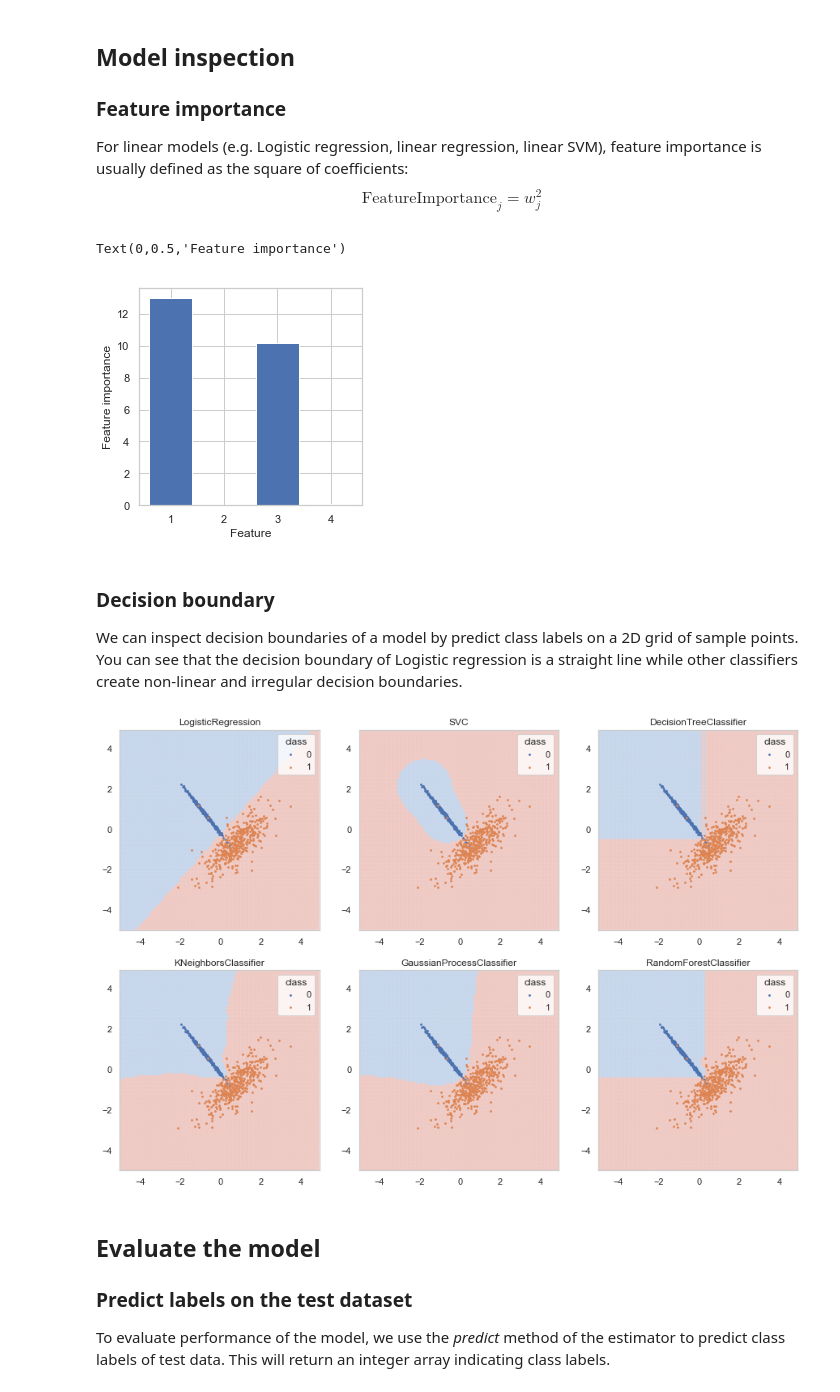
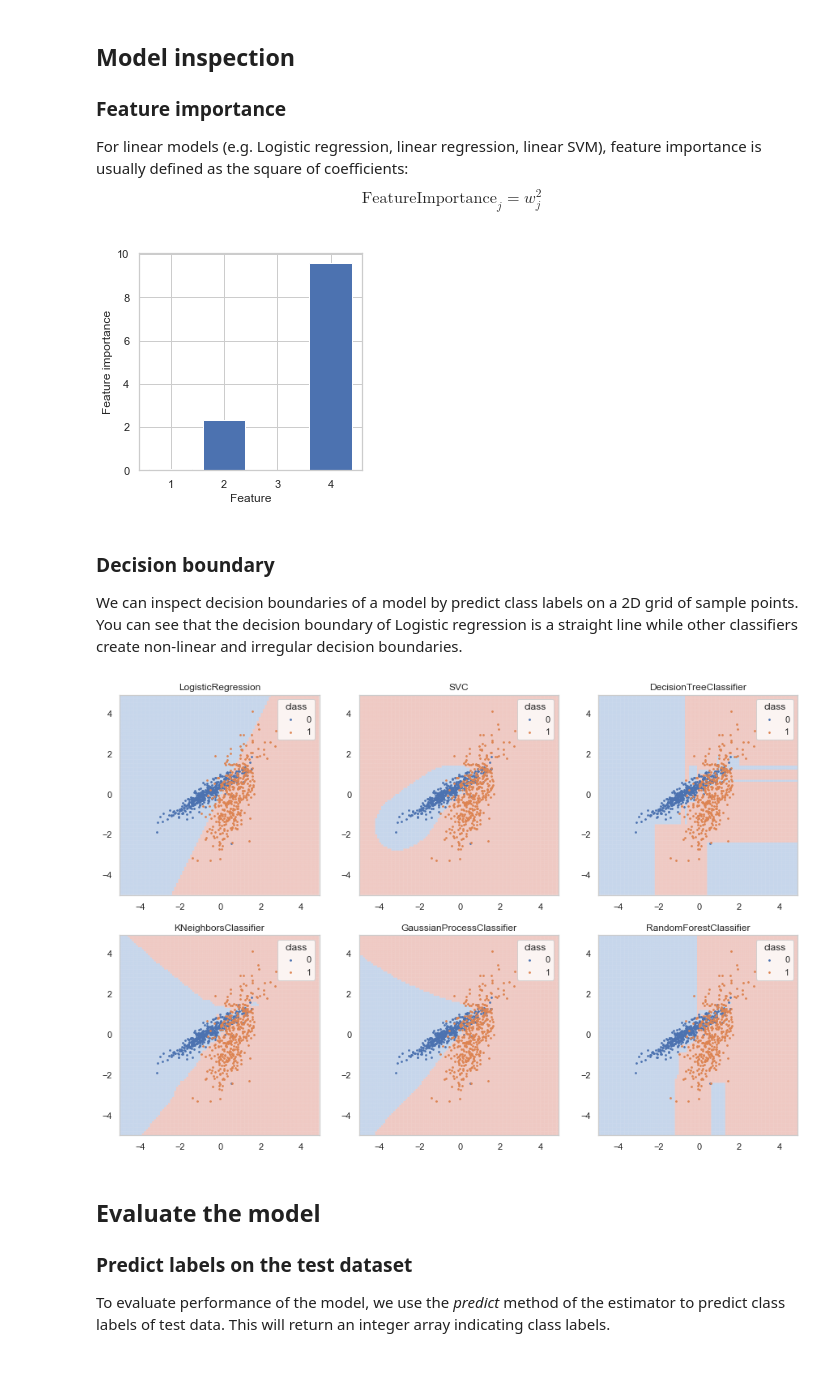
Before and after one commit to sherkinglee/training_book, a Jupyter notebook: part-iii.-advanced-bioinfo-analyses/1.machine-learning-basics.ipynb, the cells around one changed output. Cells and saved outputs as stored; diff of their text form; code cells hidden in the pictures.

```diff
--- a/part-iii.-advanced-bioinfo-analyses/1.machine-learning-basics.ipynb
+++ b/part-iii.-advanced-bioinfo-analyses/1.machine-learning-basics.ipynb
@@ -102,3 +122,5 @@ from matplotlib.colors import to_hex
+# %%
+random_state = np.random.RandomState(1289237)
 # %% [markdown]
 ## Generate datasets
 
@@ -176,7 +199,8 @@ ax.set_axis_off()
 We use *sklearn.datasets.make_classification* to generate a dataset with 2 features
 # %%
 X, y = make_classification(n_samples=1000, n_classes=2, n_features=4,
-                           n_informative=2, n_redundant=0, n_clusters_per_class=1, class_sep=0.9)
+                           n_informative=2, n_redundant=0, n_clusters_per_class=1,
+                           class_sep=0.9, random_state=random_state)
 # %% [markdown]
 ## Single feature analysis
 
@@ -349,4 +375,4 @@ and true labels is minimized.
 $$ p(y_i | \mathbf{x}_i) = \frac{1}{1 + \text{exp} \left( \sum_{j=1}^M x_{ij} w_{j} + b \right)} $$
 # %%
 model = LogisticRegression()
-model.fit(X_train, y_train)
+_ = model.fit(X_train, y_train)
@@ -366,12 +387,11 @@ $$ \text{FeatureImportance}_j = w_{j}^2 $$
 # %%
 fig, ax = plt.subplots(figsize=(4, 4))
 feature_importance = np.square(np.ravel(model.coef_))
 ax.bar(np.arange(1, X.shape[1] + 1).astype('U'), feature_importance)
 ax.set_xlabel('Feature')
-ax.set_ylabel('Feature importance')
+_ = ax.set_ylabel('Feature importance')
 # %% [output]
-Text(0,0.5,'Feature importance')
-[figure, old version]
+[figure, new version]
 # %% [markdown]
 ### Decision boundary
 
@@ -392,9 +412,9 @@ for n, model_class in enumerate((LogisticRegression, SVC,
                                  DecisionTreeClassifier, KNeighborsClassifier,
                                  GaussianProcessClassifier, RandomForestClassifier)):
     i, j = n//3, n%3
-    model = model_class()
-    model.fit(X_train[:, selected_features], y_train)
-    labels_grid = model.predict(np.column_stack([np.ravel(X_grid), np.ravel(Y_grid)]))
+    model_n = model_class()
+    model_n.fit(X_train[:, selected_features], y_train)
+    labels_grid = model_n.predict(np.column_stack([np.ravel(X_grid), np.ravel(Y_grid)]))
 
     axes[i, j].pcolor(X_grid, Y_grid, labels_grid.reshape(X_grid.shape),
                           cmap=cmap, linewidth=0, edgecolor='face', alpha=0.3)
@@ -405,7 +425,7 @@ for n, model_class in enumerate((LogisticRegression, SVC,
                            s=3, label=str(label))
     axes[i, j].legend(title='class')
 # %% [output]
-[figure, old version]
+[figure, new version]
 # %% [markdown]
 ## Evaluate the model
 
```
Also changed, not shown: parts of 19 cells of this notebook, 17 other files.
